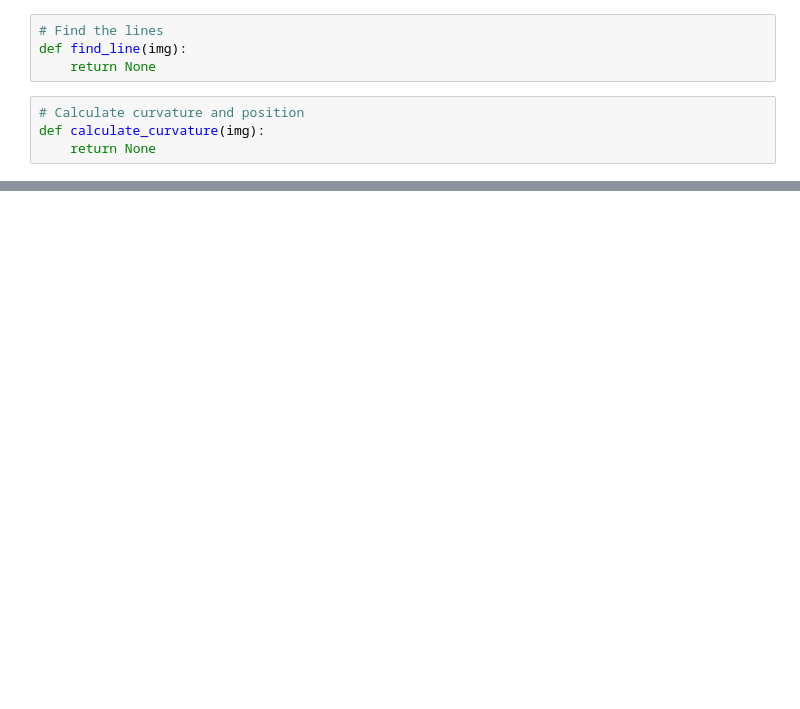
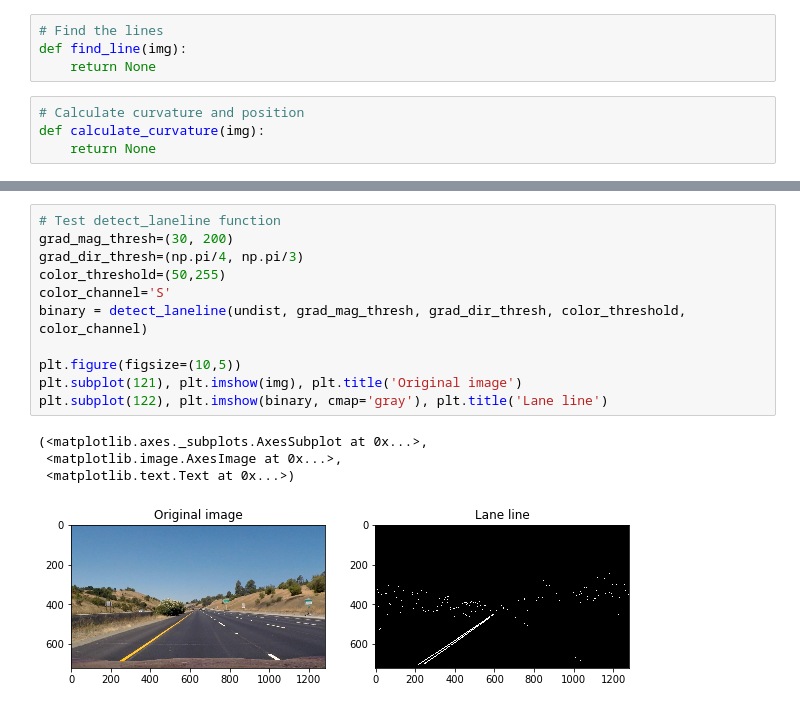
Before and after one commit to yuetingliu/CarND-Advanced-Lane-Lines-P4, a Jupyter notebook: Advanced-lane-line-finding.ipynb, the cells around one changed output, grey strips where cells are left out. Drawn from its saved outputs; the diff is of its cells as text; blank space fills up the shorter version.

Commit message:
Add detect laneline and warp functions

```diff
--- a/Advanced-lane-line-finding.ipynb
+++ b/Advanced-lane-line-finding.ipynb
@@ -82,0 +188,16 @@ def calculate_curvature(img):
+# %%
+# Test detect_laneline function
+grad_mag_thresh=(30, 200)
+grad_dir_thresh=(np.pi/4, np.pi/3)
+color_threshold=(50,255)
+color_channel='S'
+binary = detect_laneline(undist, grad_mag_thresh, grad_dir_thresh, color_threshold, color_channel)
+
+plt.figure(figsize=(10,5))
+plt.subplot(121), plt.imshow(img), plt.title('Original image')
+plt.subplot(122), plt.imshow(binary, cmap='gray'), plt.title('Lane line')
+# %% [output]
+(<matplotlib.axes._subplots.AxesSubplot at 0x...>,
+ <matplotlib.image.AxesImage at 0x...>,
+ <matplotlib.text.Text at 0x...>)
+[figure, added]
```
Also changed, not shown: parts of 9 cells of this notebook.
